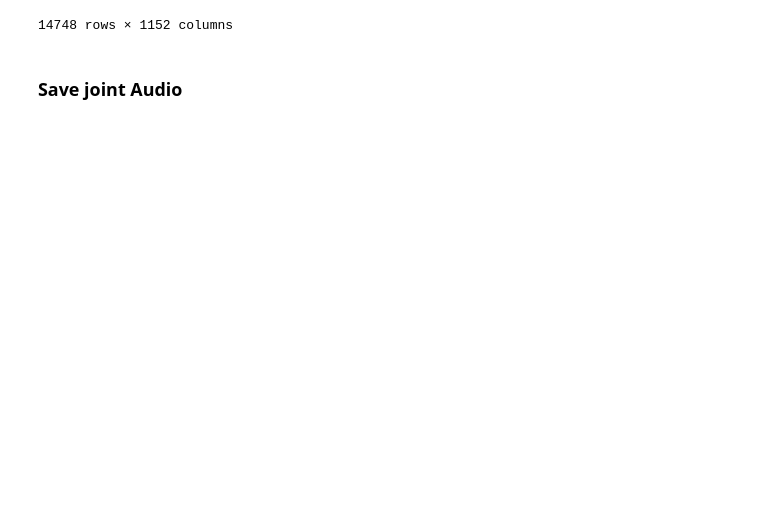
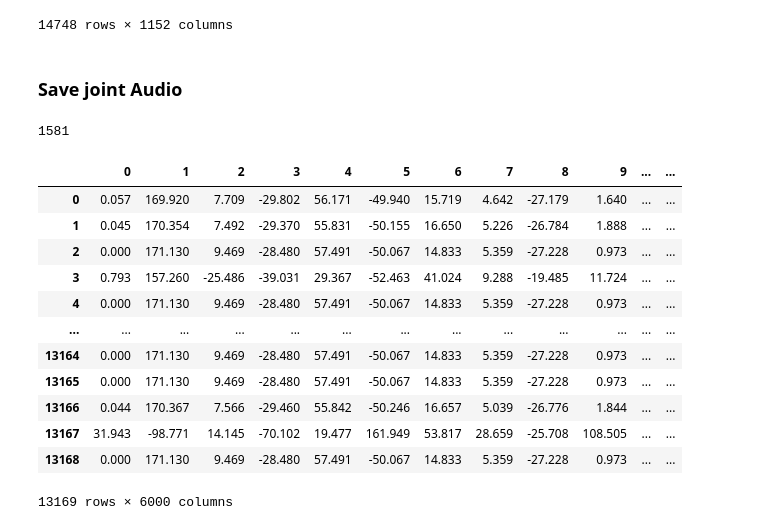
Before and after one commit to SrtaCamelo/I3A_sam, a Jupyter notebook: project_joint_data_treatment.ipynb, the cells around one changed output. Cells and saved outputs as stored; diff of their text form; code cells hidden in the pictures; blank space fills up the shorter version.

Commit message:
Joint Audio treatment

```diff
--- a/project_joint_data_treatment.ipynb
+++ b/project_joint_data_treatment.ipynb
@@ -210,3 +211,45 @@ joint_img= pd.concat([msdi_df_info, joint_hog], axis=1)
 joint_img.to_csv('./msdi/mxm/joint_hog.csv',index=False)
 # %% [markdown]
 ### Save joint Audio
+# %%
+msdi_path = './msdi/' #msdi_mfcc
+# %%
+def load_mfcc(entry, msdi_path=msdi_path):
+    x = np.load(Path(msdi_path) / entry['mfcc'])
+    return x[entry['msd_track_id']]
+# %%
+def fetch_mfccs():
+    mfcc_list = []
+    index_to_remove = [] # mfcc with len < 500 will be removed (we need to remove the image and audio as well later)
+    for index, row in msdi_joint.iterrows():
+
+        mfcc = load_mfcc(row)
+        if len(mfcc) >= 500:
+            mfcc = mfcc[:500]
+            mfcc = [item for sublist in mfcc for item in sublist]
+            mfcc_list.append(mfcc)
+        elif len(mfcc) < 500:
+            index_to_remove.append(index)
+    return pd.DataFrame.from_records(mfcc_list), index_to_remove
+# %%
+joint_mfcc, index_to_remove = fetch_mfccs()
+# %%
+len(index_to_remove)
+# %% [output]
+1581
+# %%
+joint_mfcc
+# %% [output]
+|  | 0 | 1 | 2 | 3 | 4 | 5 | 6 | 7 | 8 | 9 | ... | ... |
+| 0 | 0.057 | 169.920 | 7.709 | -29.802 | 56.171 | -49.940 | 15.719 | 4.642 | -27.179 | 1.640 | ... | ... |
+| 1 | 0.045 | 170.354 | 7.492 | -29.370 | 55.831 | -50.155 | 16.650 | 5.226 | -26.784 | 1.888 | ... | ... |
+| 2 | 0.000 | 171.130 | 9.469 | -28.480 | 57.491 | -50.067 | 14.833 | 5.359 | -27.228 | 0.973 | ... | ... |
+| 3 | 0.793 | 157.260 | -25.486 | -39.031 | 29.367 | -52.463 | 41.024 | 9.288 | -19.485 | 11.724 | ... | ... |
+| 4 | 0.000 | 171.130 | 9.469 | -28.480 | 57.491 | -50.067 | 14.833 | 5.359 | -27.228 | 0.973 | ... | ... |
+| ... | ... | ... | ... | ... | ... | ... | ... | ... | ... | ... | ... | ... |
+| 13164 | 0.000 | 171.130 | 9.469 | -28.480 | 57.491 | -50.067 | 14.833 | 5.359 | -27.228 | 0.973 | ... | ... |
+| 13165 | 0.000 | 171.130 | 9.469 | -28.480 | 57.491 | -50.067 | 14.833 | 5.359 | -27.228 | 0.973 | ... | ... |
+| 13166 | 0.044 | 170.367 | 7.566 | -29.460 | 55.842 | -50.246 | 16.657 | 5.039 | -26.776 | 1.844 | ... | ... |
+| 13167 | 31.943 | -98.771 | 14.145 | -70.102 | 19.477 | 161.949 | 53.817 | 28.659 | -25.708 | 108.505 | ... | ... |
+| 13168 | 0.000 | 171.130 | 9.469 | -28.480 | 57.491 | -50.067 | 14.833 | 5.359 | -27.228 | 0.973 | ... | ... |
+13169 rows × 6000 columns
```
Also changed, not shown: parts of 16 cells of this notebook.
